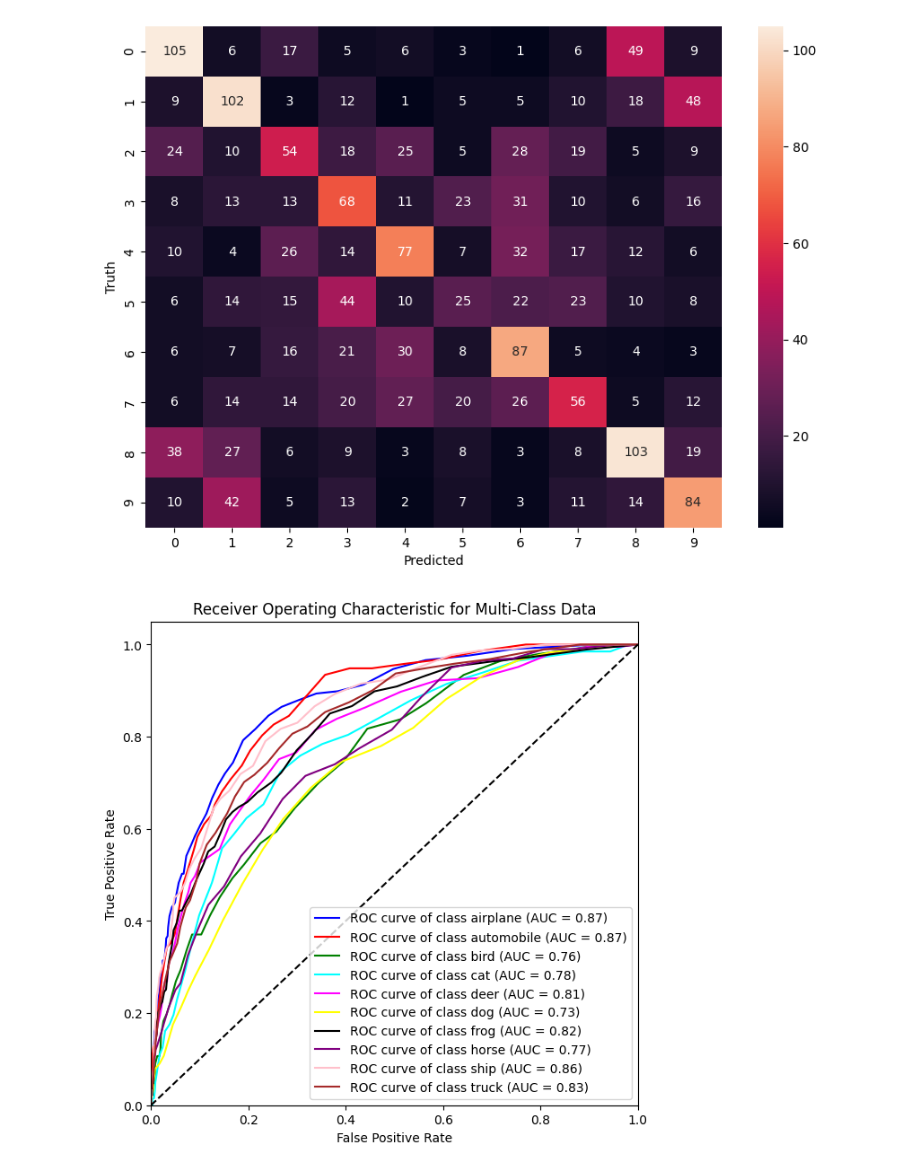
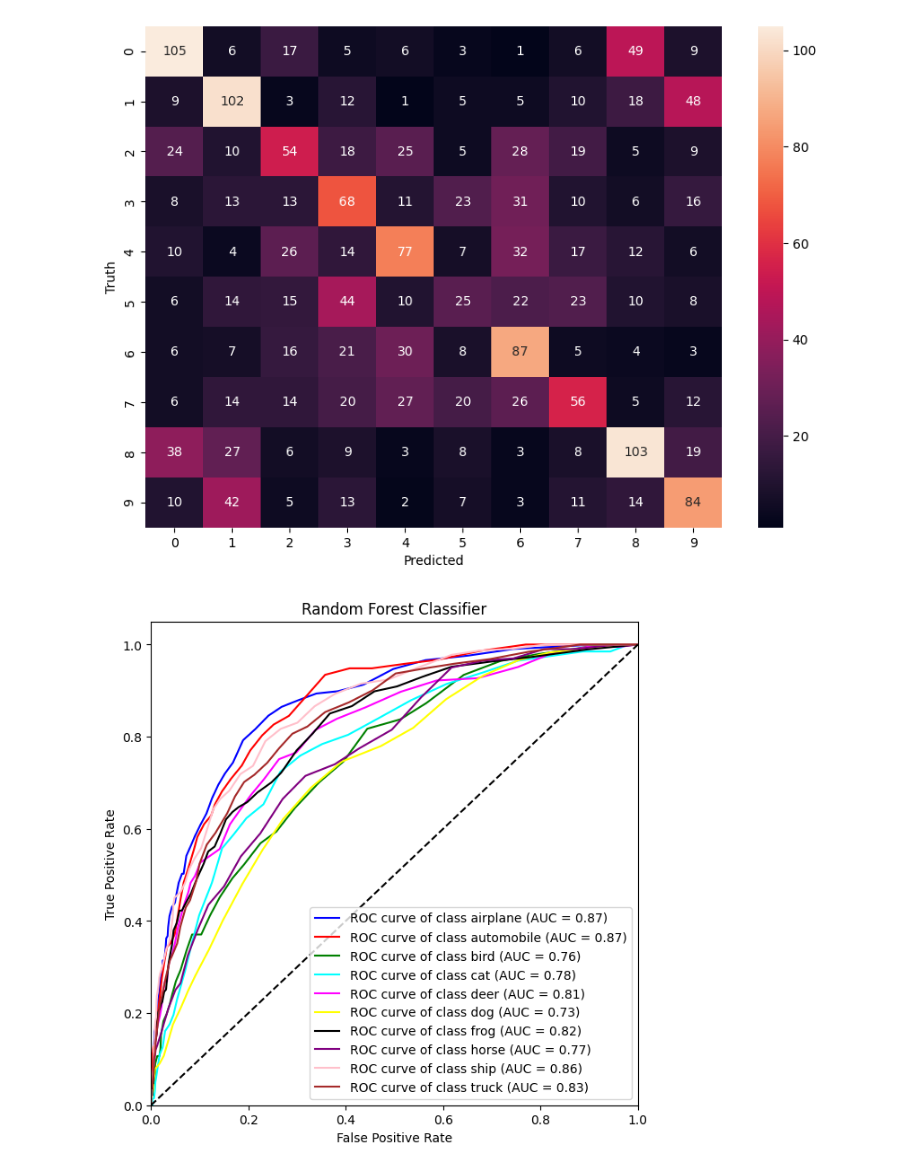
Before and after one commit to FullNebulon/mlrf, a Jupyter notebook: notebooks/BOVW.ipynb, the cells around one changed output. Drawn from its saved outputs; the diff is of its cells as text; code cells hidden in the pictures.

```diff
--- a/notebooks/BOVW.ipynb
+++ b/notebooks/BOVW.ipynb
@@ -197,32 +197,32 @@ from itertools import cycle
 # Binariser les labels
 y_test_bin = label_binarize(y_test, classes=[0, 1, 2, 3, 4, 5, 6, 7, 8, 9])
 y_pred_bin = clf.predict_proba(X_test)  # Remplacez ici par votre classificateur et vos données de test
 
 # Initialiser le style du cycle
 colors = cycle(['blue', 'red', 'green', 'cyan', 'magenta', 'yellow', 'black', 'purple', 'pink', 'brown'])
 class_names = range(10)  # Remplacez ici par vos vrais noms de classe
 
 plt.figure(figsize=(7, 7))
 
 for i, color in zip(range(len(class_names)), colors):
     # Calculer la courbe ROC pour la i-ème classe
     fpr, tpr, _ = roc_curve(y_test_bin[:, i], y_pred_bin[:, i])
 
     # Calculer l'aire sous la courbe ROC (AUC)
     roc_auc = auc(fpr, tpr)
 
     # Tracer la courbe ROC
     plt.plot(fpr, tpr, color=color, label=f'ROC curve of class {meta[b"label_names"][class_names[i]].decode("utf-8")} (AUC = {roc_auc:.2f})')
 
 # Tracer la ligne de hasard
 plt.plot([0, 1], [0, 1], 'k--')
 
 plt.xlim([0.0, 1.0])
 plt.ylim([0.0, 1.05])
 plt.xlabel('False Positive Rate')
 plt.ylabel('True Positive Rate')
-plt.title('Receiver Operating Characteristic for Multi-Class Data')
+plt.title('Random Forest Classifier')
 plt.legend(loc="lower right")
 plt.show()
 # %% [output]
-[figure, old version]
+[figure, new version]
```
Also changed, not shown: 16 other files.
